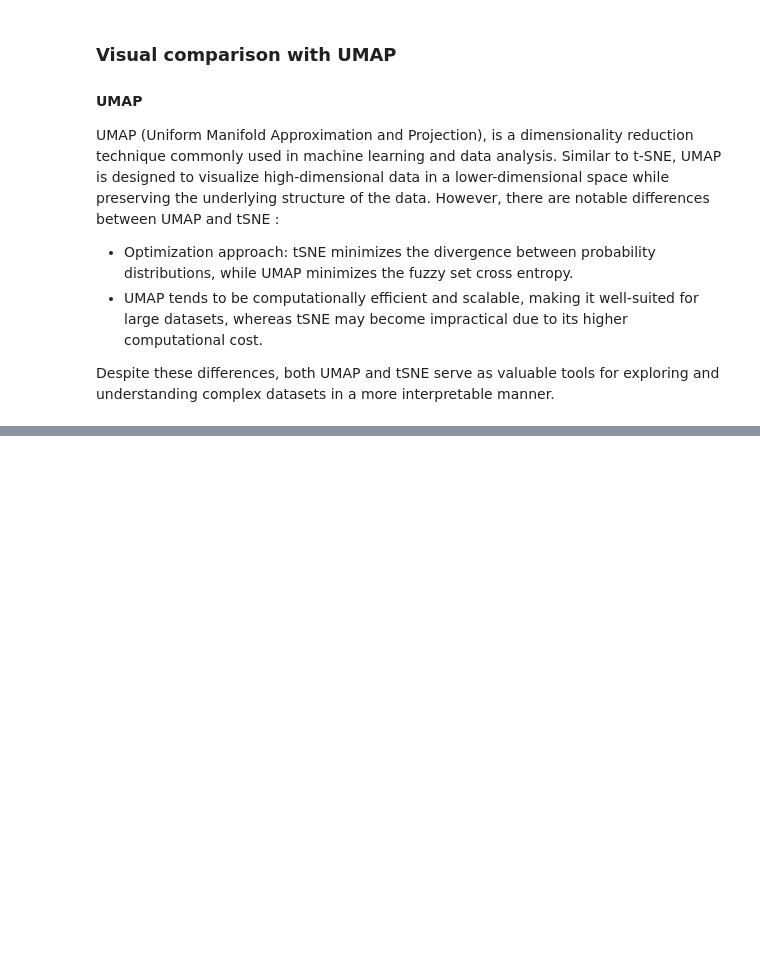
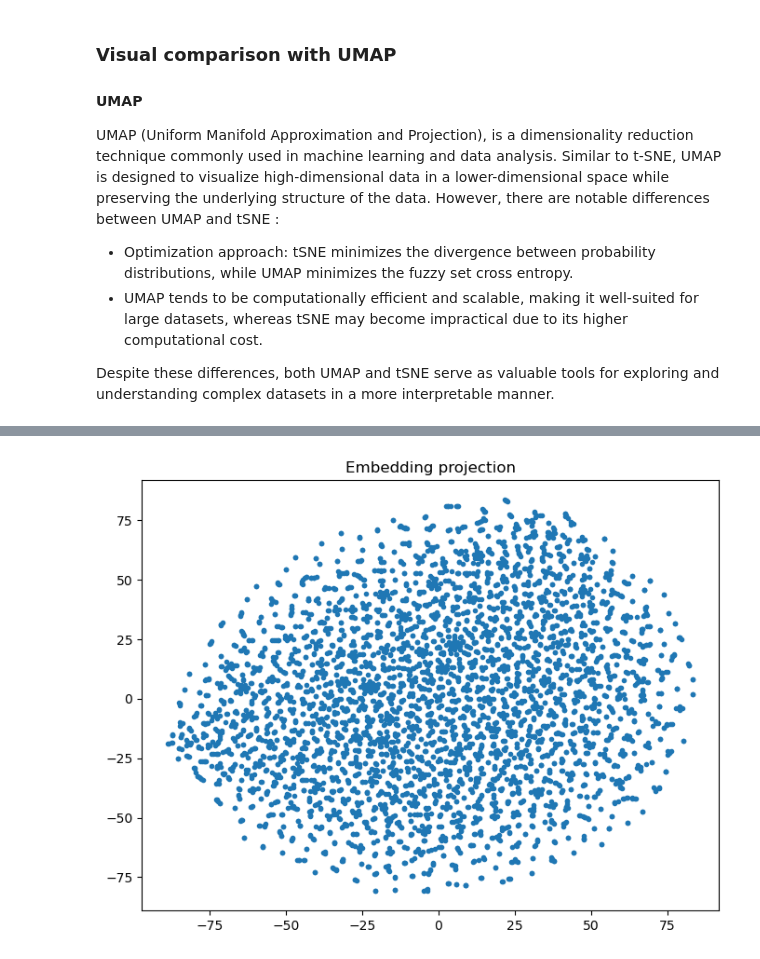
Before and after one commit to AntoineTSP/Advanced_ML, a Jupyter notebook: Embedding_imdb/Visualization.ipynb, the cells around one changed output, grey strips where cells are left out. Cells and saved outputs as stored; diff of their text form; code cells hidden in the pictures; blank space fills up the shorter version.

```diff
--- a/Embedding_imdb/Visualization.ipynb
+++ b/Embedding_imdb/Visualization.ipynb
@@ -103,0 +141,10 @@ plt.show()
+# %%
+tsne_best_projection = tsne_s[perplexities.index(best_perplexity)]
+best_projection = embeddings[perplexities.index(best_perplexity)]
+# %%
+plt.figure(figsize=(8, 6))
+plt.scatter(best_projection[:, 0], best_projection[:, 1], marker='.')
+plt.title('Embedding projection')
+plt.show()
+# %% [output]
+[figure, added]
```
Also changed, not shown: parts of 15 cells of this notebook, 3 other files.
